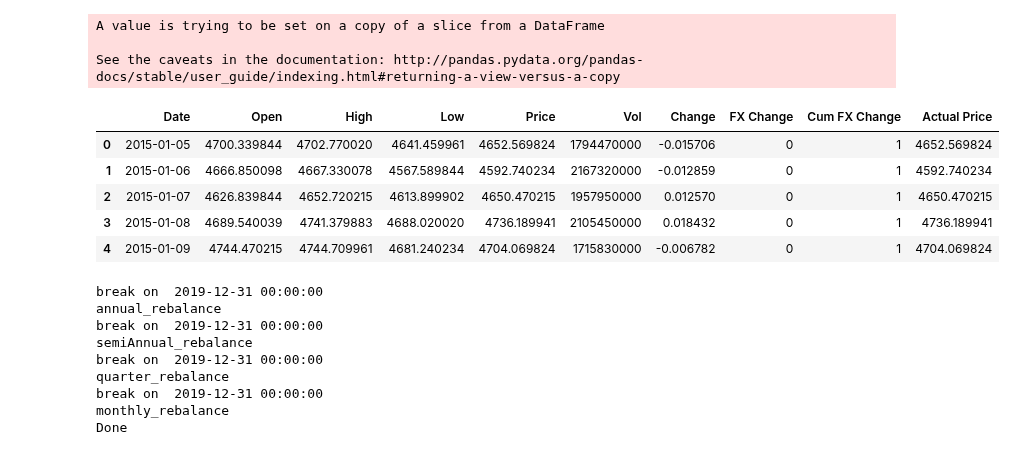
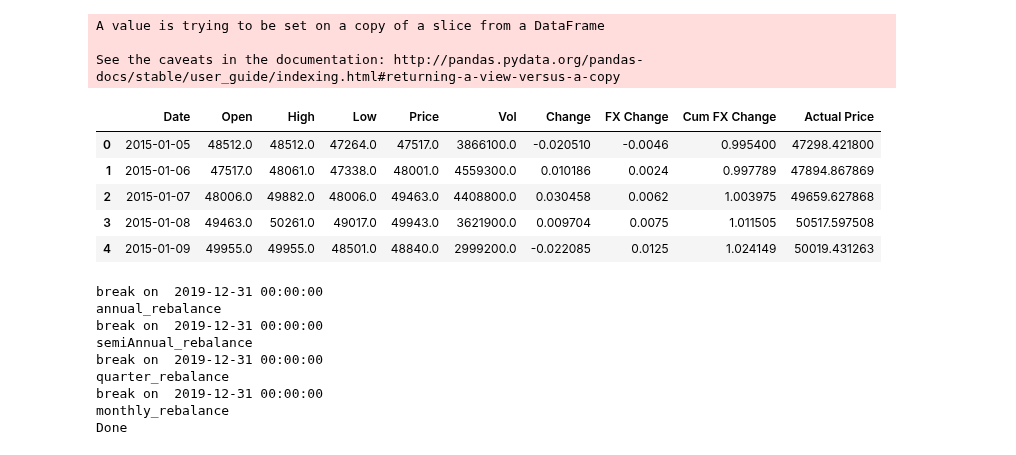
Before and after one commit to lzcaisg/reinforcement_trader, a Jupyter notebook: 0306 - Rebalancing for Benchmark-Add unrealized GainLoss-Copy1.ipynb, the cells around one changed output. Cells and saved outputs as stored; diff of their text form; code cells hidden in the pictures.

```diff
--- a/0306 - Rebalancing for Benchmark-Add unrealized GainLoss-Copy1.ipynb
+++ b/0306 - Rebalancing for Benchmark-Add unrealized GainLoss-Copy1.ipynb
@@ -65,14 +65,14 @@ for i, df in enumerate(df_list):
     df['Cum FX Change'] = (df['FX Change']+1).cumprod()
     df['Actual Price'] = df['Price']*df['Cum FX Change']
 # %%
-df_list[2].head()
+df_list[0].head()
 # %% [output]
 |  | Date | Open | High | Low | Price | Vol | Change | FX Change | Cum FX Change | Actual Price |
-| 0 | 2015-01-05 | 4700.339844 | 4702.770020 | 4641.459961 | 4652.569824 | 1794470000 | -0.015706 | 0 | 1 | 4652.569824 |
-| 1 | 2015-01-06 | 4666.850098 | 4667.330078 | 4567.589844 | 4592.740234 | 2167320000 | -0.012859 | 0 | 1 | 4592.740234 |
-| 2 | 2015-01-07 | 4626.839844 | 4652.720215 | 4613.899902 | 4650.470215 | 1957950000 | 0.012570 | 0 | 1 | 4650.470215 |
-| 3 | 2015-01-08 | 4689.540039 | 4741.379883 | 4688.020020 | 4736.189941 | 2105450000 | 0.018432 | 0 | 1 | 4736.189941 |
-| 4 | 2015-01-09 | 4744.470215 | 4744.709961 | 4681.240234 | 4704.069824 | 1715830000 | -0.006782 | 0 | 1 | 4704.069824 |
+| 0 | 2015-01-05 | 48512.0 | 48512.0 | 47264.0 | 47517.0 | 3866100.0 | -0.020510 | -0.0046 | 0.995400 | 47298.421800 |
+| 1 | 2015-01-06 | 47517.0 | 48061.0 | 47338.0 | 48001.0 | 4559300.0 | 0.010186 | 0.0024 | 0.997789 | 47894.867869 |
+| 2 | 2015-01-07 | 48006.0 | 49882.0 | 48006.0 | 49463.0 | 4408800.0 | 0.030458 | 0.0062 | 1.003975 | 49659.627868 |
+| 3 | 2015-01-08 | 49463.0 | 50261.0 | 49017.0 | 49943.0 | 3621900.0 | 0.009704 | 0.0075 | 1.011505 | 50517.597508 |
+| 4 | 2015-01-09 | 49955.0 | 49955.0 | 48501.0 | 48840.0 | 2999200.0 | -0.022085 | 0.0125 | 1.024149 | 50019.431263 |
 # %%
 pickle.dump(df_list, open("0306-adjusted market prices.out", "wb"))
 # %%
```
Also changed, not shown: 9 other files.
